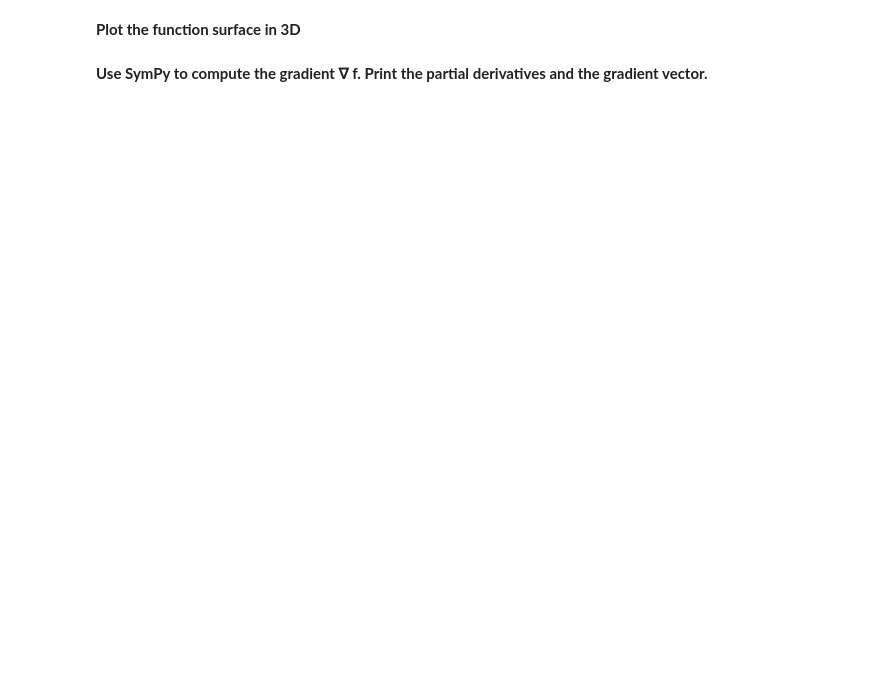
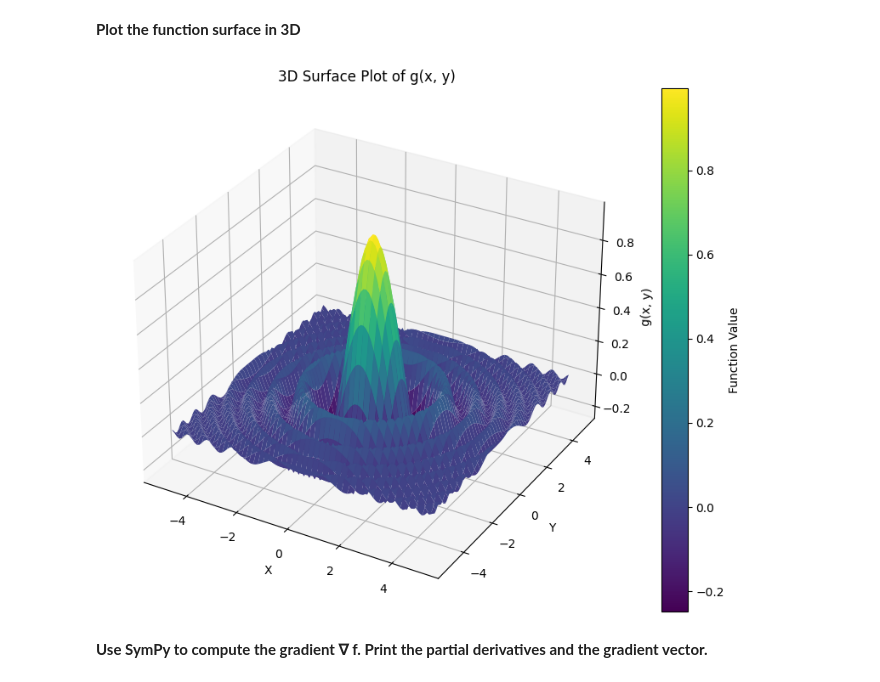
Before and after one commit to 2533Aryan/Deep-Learning, a Jupyter notebook: Lab 03/MTH354 Lab Assignment 3.ipynb, the cells around one changed output. Cells and saved outputs as stored; diff of their text form; code cells hidden in the pictures; blank space fills up the shorter version.

```diff
--- a/Lab 03/MTH354 Lab Assignment 3.ipynb
+++ b/Lab 03/MTH354 Lab Assignment 3.ipynb
@@ -154,4 +287,34 @@ plt.show()
 # %% [markdown]
 **Plot the function surface in 3D**
+# %%
+# Define the range of values for x and y
+x = np.linspace(-5, 5, 100)
+y = np.linspace(-5, 5, 100)
+
+# Create a meshgrid of points
+X, Y = np.meshgrid(x, y)
+
+# Calculate g(x, y)
+Z = np.cos(X**2 + Y**2) / (1 + X**2 + Y**2)
+
+# Create a 3D plot
+fig = plt.figure(figsize=(10, 8))
+ax = fig.add_subplot(111, projection='3d')
+surf = ax.plot_surface(X, Y, Z, cmap=cm.viridis)
+
+# Add labels and a color bar
+ax.set_xlabel('X')
+ax.set_ylabel('Y')
+ax.set_zlabel('g(x, y)')
+ax.set_title('3D Surface Plot of g(x, y)')
+
+sm = plt.cm.ScalarMappable(cmap=cm.viridis)
+sm.set_array(Z)
+plt.colorbar(sm, label='Function Value', ax=ax)
+
+# Show the plot
+plt.show()
+# %% [output]
+[figure, added]
 # %% [markdown]
 **Use SymPy to compute the gradient  ∇  f. Print the partial derivatives and the gradient vector.**
```
Also changed, not shown: parts of 9 cells of this notebook.
